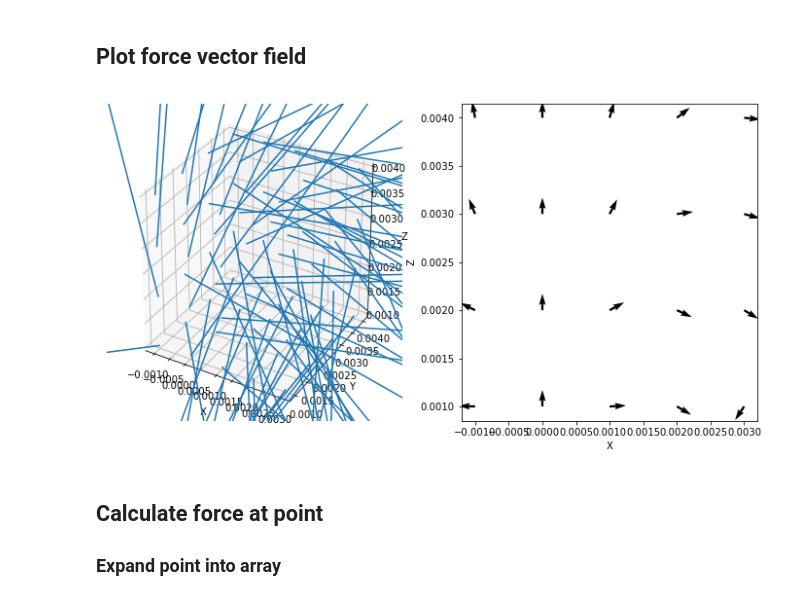
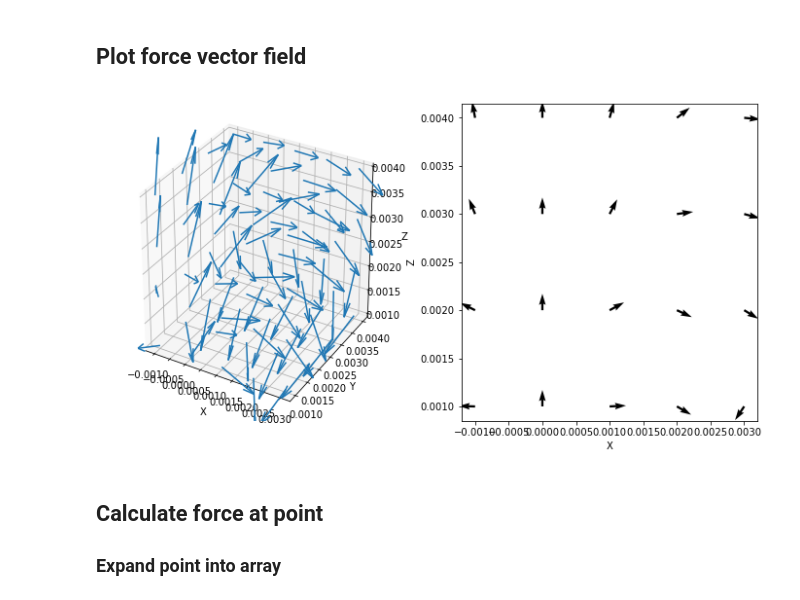
Before and after one commit to rmorenoga/Testing, a Jupyter notebook: Magnet/Python/Dipole.ipynb, the cells around one changed output. Saved outputs shown, nothing was run; the diff lists cells and outputs as text; code cells hidden in the pictures.

```diff
--- a/Magnet/Python/Dipole.ipynb
+++ b/Magnet/Python/Dipole.ipynb
@@ -148,22 +148,22 @@ fz2,fx2 = np.gradient(mdotB2,0.001,0.001)
 # %%
 fig3 = plt.figure(figsize=(12, 6))
 ax3 = [fig3.add_subplot(121, projection='3d'),
       fig3.add_subplot(122)]
 ax3[0].set_xlabel('X')
 ax3[0].set_ylabel('Y')
 ax3[0].set_zlabel('Z')
-ax3[0].quiver(X, Y, Z, fx, fy, fz, length=0.1, normalize=True)
+ax3[0].quiver(X, Y, Z, fx, fy, fz, length=0.001, normalize=True)
 #ax3[0].view_init(0, -90)
 # 2D slice
 ax3[1].set_xlabel('X')
 ax3[1].set_ylabel('Z')
 #Normalize arrows
 fx2n = fx2/((fx2**2+fz2**2)**0.5)
 fz2n = fz2/((fx2**2+fz2**2)**0.5)
 ax3[1].quiver(X2,Z2,fx2n,fz2n)
 plt.show()
 # %% [output]
-[figure, old version]
+[figure, new version]
 # %% [markdown]
 ## Calculate force at point
 ### Expand point into array
```
Also changed, not shown: parts of 2 cells of this notebook, 8 other files.
